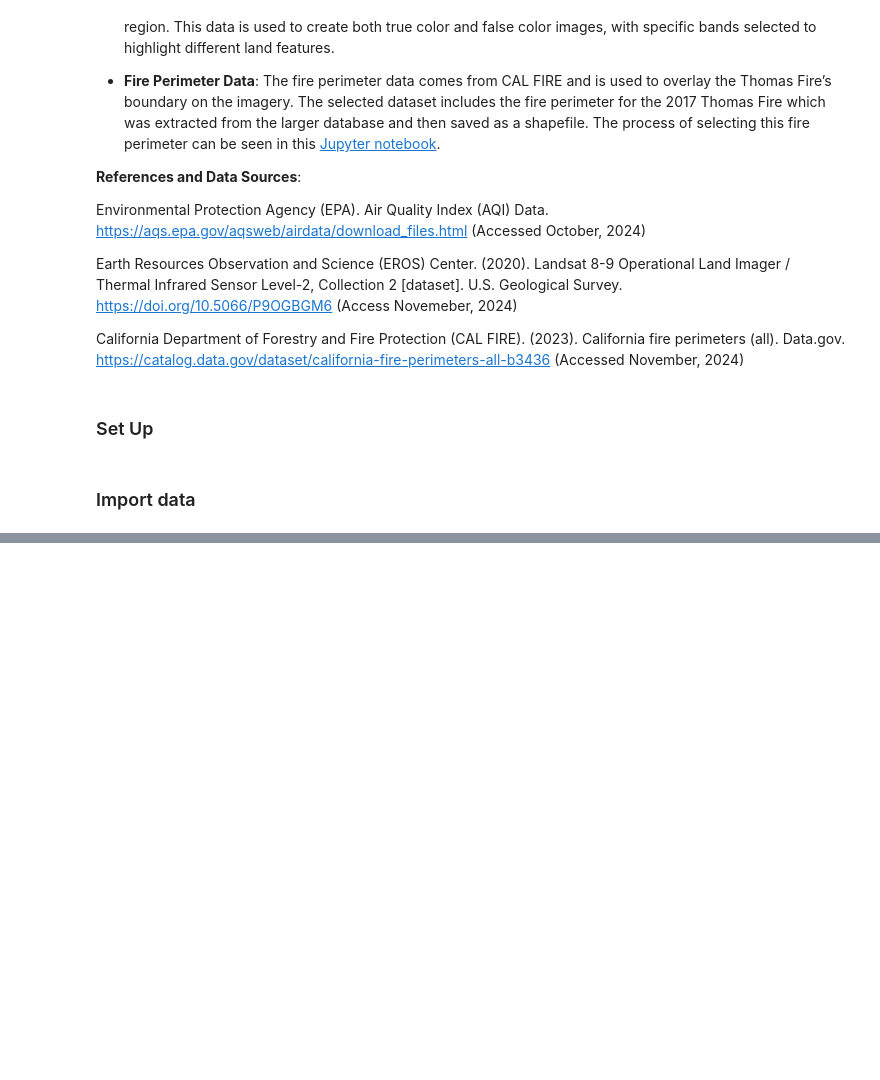
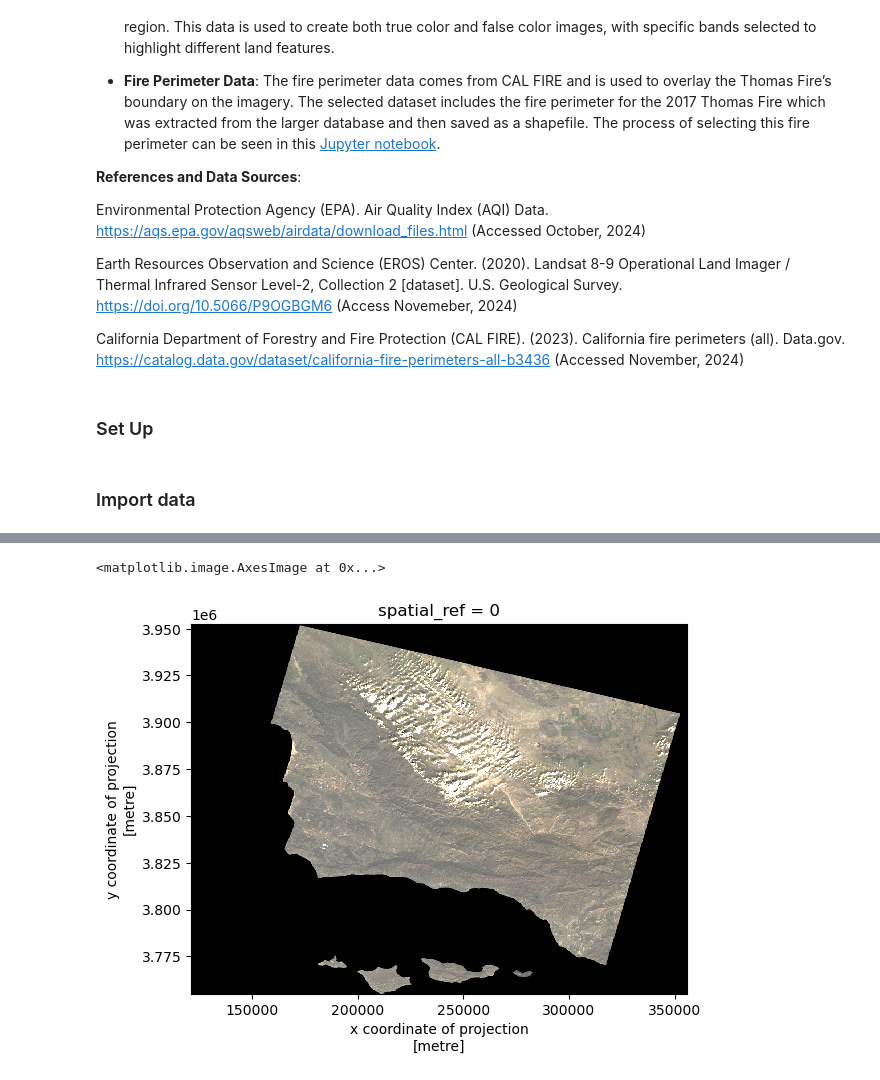
Before and after one commit to jordancsibley/thomas-fire-analysis, a Jupyter notebook: notebooks/thomas-fire-blog.ipynb, the cells around one changed output, grey strips where cells are left out. Saved outputs shown, nothing was run; the diff lists cells and outputs as text; code cells hidden in the pictures; blank space fills up the shorter version.

```diff
--- a/notebooks/thomas-fire-blog.ipynb
+++ b/notebooks/thomas-fire-blog.ipynb
@@ -76,0 +185,6 @@ thomas = gpd.read_file(thomas_fp)
+# %%
+# Drop the `band` dimension of the data and remove dims of length 1
+landsat = landsat.squeeze().drop_vars('band')
+
+# View altered landsat data
+landsat
@@ -76,0 +210,6 @@ thomas = gpd.read_file(thomas_fp)
+# %%
+# Adjust scale to get true color image
+landsat[['red', 'green', 'blue']].to_array().plot.imshow(robust=True)
+# %% [output]
+<matplotlib.image.AxesImage at 0x...>
+[figure, added]
```
Also changed, not shown: parts of 22 cells of this notebook.
